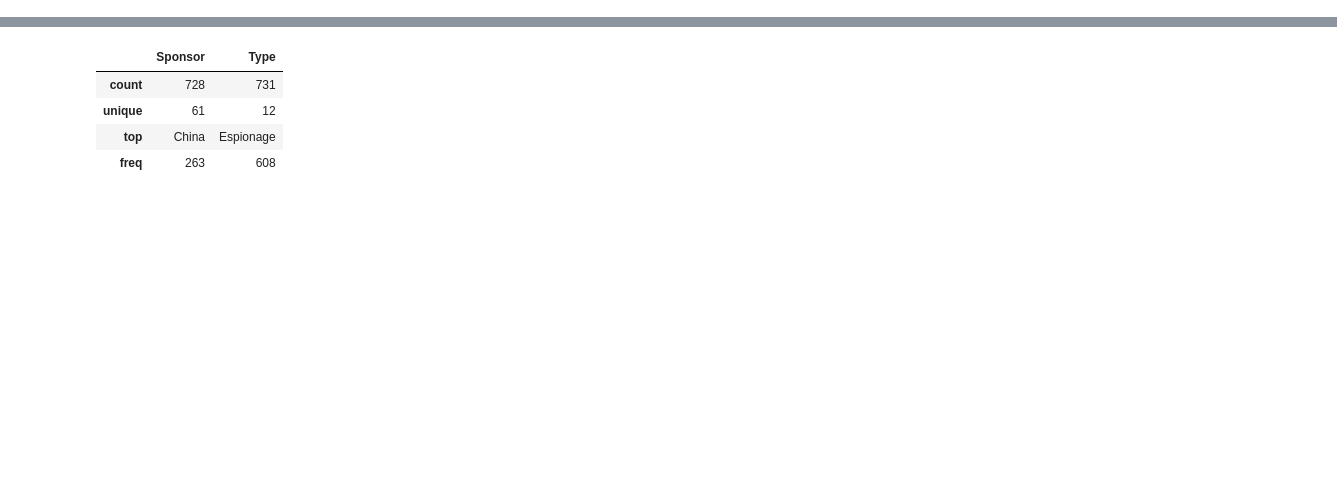
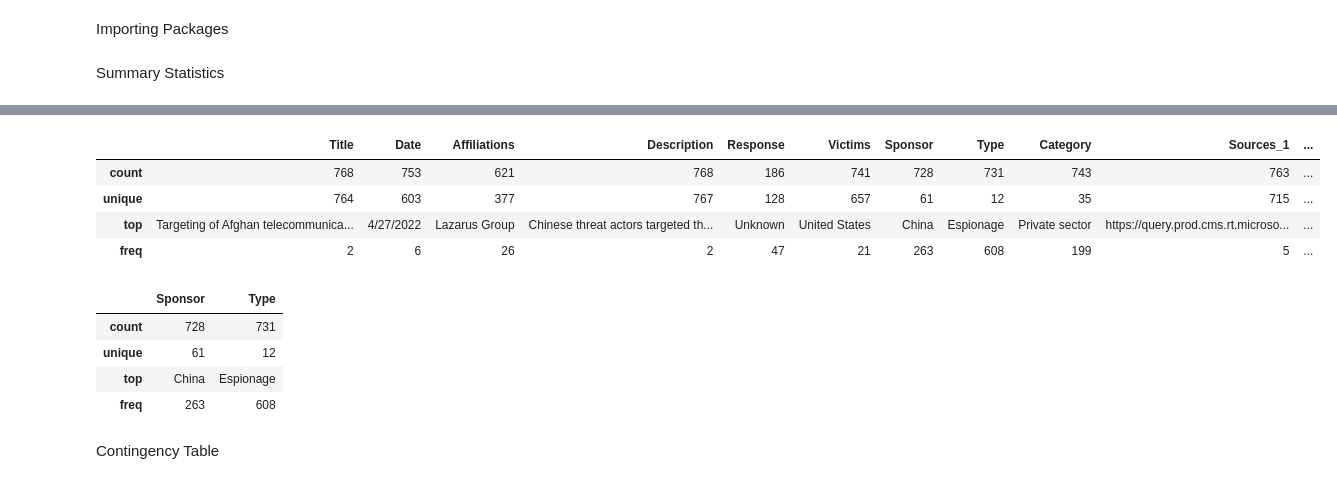
Before and after one commit to InmaPH/cyber-operations-tracker, a Jupyter notebook: analysis.ipynb, the cells around one changed output, grey strips where cells are left out. Drawn from its saved outputs; the diff is of its cells as text; code cells hidden in the pictures; blank space fills up the shorter version.

```diff
--- a/analysis.ipynb
+++ b/analysis.ipynb
@@ -1,7 +1,11 @@
+# %% [markdown]
+Importing Packages
 # %%
 import numpy as np
 import pandas as pd
 import matplotlib as plt
+# %% [markdown]
+Summary Statistics
 # %%
 df = pd.read_csv('cyber-operations-incidents.csv')
 df.head()
@@ -12,6 +16,14 @@ df.head()
 | 2 | Targeting of Russian and Belarusi... | 5/4/2022 | Ukrainian IT Army | Ukraine?? IT Army compromised Doc... | NaN | Russian and Belarusian websites w... | Ukraine | Denial of service | Government, Private sector, Civil... | https://www.crowdstrike.com/blog/... | ... |
 | 3 | Targeting of the Belgian Federal ... | 7/18/2022 | Zirconium | Chinese threat actors targeted th... | Denouncement https://diplomatie.b... | Belgian Federal Public Service In... | China | Espionage | Government | https://diplomatie.belgium.be/en/... | ... |
 | 4 | Targeting of Ukrainian government... | 8/11/2022 | Gamaredon | The Computer Emergency Response T... | Confirmation | Ukrainian government agencies | Russian Federation | Espionage | Government | https://cert.gov.ua/article/2681855 | ... |
+# %%
+df.describe()
+# %% [output]
+|  | Title | Date | Affiliations | Description | Response | Victims | Sponsor | Type | Category | Sources_1 | ... |
+| count | 768 | 753 | 621 | 768 | 186 | 741 | 728 | 731 | 743 | 763 | ... |
+| unique | 764 | 603 | 377 | 767 | 128 | 657 | 61 | 12 | 35 | 715 | ... |
+| top | Targeting of Afghan telecommunica... | 4/27/2022 | Lazarus Group | Chinese threat actors targeted th... | Unknown | United States | China | Espionage | Private sector | https://query.prod.cms.rt.microso... | ... |
+| freq | 2 | 6 | 26 | 2 | 47 | 21 | 263 | 608 | 199 | 5 | ... |
 # %%
 df[["Sponsor", "Type"]].describe()
 # %% [output]
@@ -20,3 +32,5 @@ df[["Sponsor", "Type"]].describe()
 | unique | 61 | 12 |
 | top | China | Espionage |
 | freq | 263 | 608 |
+# %% [markdown]
+Contingency Table
```
Also changed, not shown: parts of 1 cell of this notebook, 2 other files.
